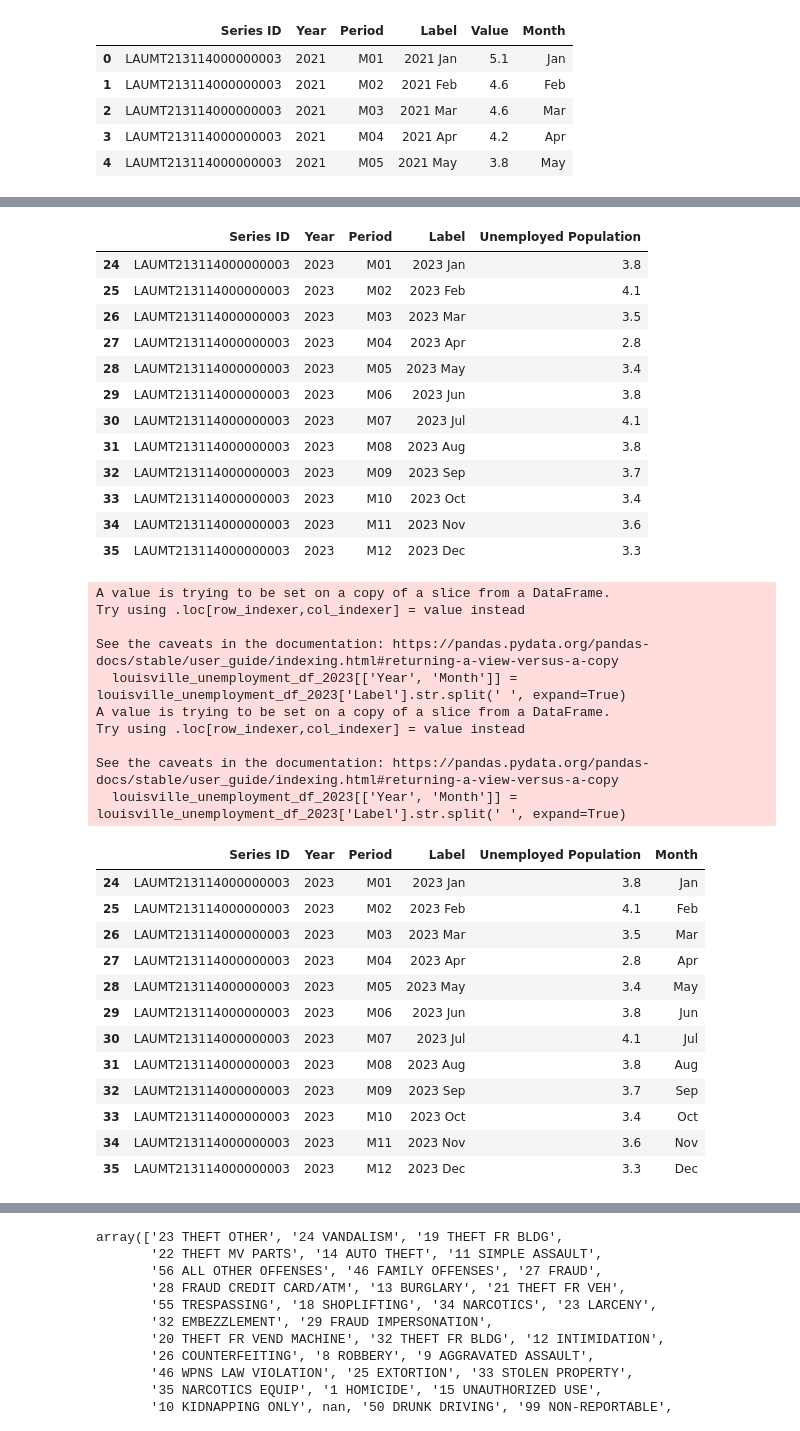
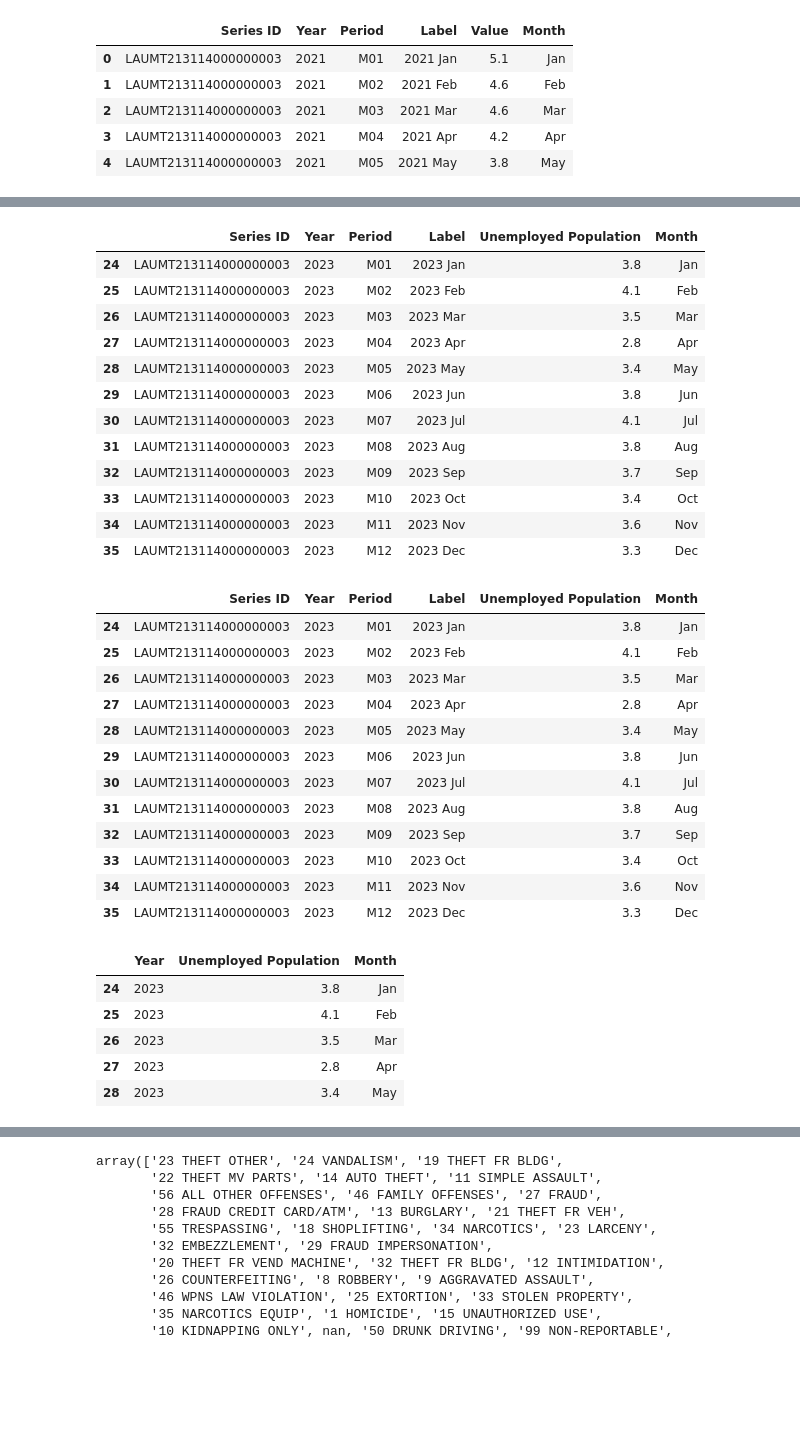
Before and after one commit to Uhuegbu23/crime_unemployment_data, a Jupyter notebook: notebooks/louisville_crime.ipynb, the cells around one changed output, grey strips where cells are left out. Drawn from its saved outputs; the diff is of its cells as text; code cells hidden in the pictures; blank space fills up the shorter version.

Commit message:
done with louisville

```diff
--- a/notebooks/louisville_crime.ipynb
+++ b/notebooks/louisville_crime.ipynb
@@ -57,44 +57,43 @@ louisville_unemployment_df.head(5)
+# %%
+louisville_unemployment_df[louisville_unemployment_df['Year'] == "2023"]
+# %% [output]
+|  | Series ID | Year | Period | Label | Unemployed Population | Month |
+| 24 | LAUMT213114000000003 | 2023 | M01 | 2023 Jan | 3.8 | Jan |
+| 25 | LAUMT213114000000003 | 2023 | M02 | 2023 Feb | 4.1 | Feb |
+| 26 | LAUMT213114000000003 | 2023 | M03 | 2023 Mar | 3.5 | Mar |
+| 27 | LAUMT213114000000003 | 2023 | M04 | 2023 Apr | 2.8 | Apr |
+| 28 | LAUMT213114000000003 | 2023 | M05 | 2023 May | 3.4 | May |
+| 29 | LAUMT213114000000003 | 2023 | M06 | 2023 Jun | 3.8 | Jun |
+| 30 | LAUMT213114000000003 | 2023 | M07 | 2023 Jul | 4.1 | Jul |
+| 31 | LAUMT213114000000003 | 2023 | M08 | 2023 Aug | 3.8 | Aug |
+| 32 | LAUMT213114000000003 | 2023 | M09 | 2023 Sep | 3.7 | Sep |
+| 33 | LAUMT213114000000003 | 2023 | M10 | 2023 Oct | 3.4 | Oct |
+| 34 | LAUMT213114000000003 | 2023 | M11 | 2023 Nov | 3.6 | Nov |
+| 35 | LAUMT213114000000003 | 2023 | M12 | 2023 Dec | 3.3 | Dec |
 # %%
-louisville_unemployment_df_2023 = louisville_unemployment_df[louisville_unemployment_df['Year'] == 2023]
+louisville_unemployment_df_2023 = louisville_unemployment_df[louisville_unemployment_df['Year'] == "2023"]
 louisville_unemployment_df_2023
 # %% [output]
-|  | Series ID | Year | Period | Label | Unemployed Population |
-| 24 | LAUMT213114000000003 | 2023 | M01 | 2023 Jan | 3.8 |
-| 25 | LAUMT213114000000003 | 2023 | M02 | 2023 Feb | 4.1 |
-| 26 | LAUMT213114000000003 | 2023 | M03 | 2023 Mar | 3.5 |
-| 27 | LAUMT213114000000003 | 2023 | M04 | 2023 Apr | 2.8 |
-| 28 | LAUMT213114000000003 | 2023 | M05 | 2023 May | 3.4 |
-| 29 | LAUMT213114000000003 | 2023 | M06 | 2023 Jun | 3.8 |
-| 30 | LAUMT213114000000003 | 2023 | M07 | 2023 Jul | 4.1 |
-| 31 | LAUMT213114000000003 | 2023 | M08 | 2023 Aug | 3.8 |
-| 32 | LAUMT213114000000003 | 2023 | M09 | 2023 Sep | 3.7 |
-| 33 | LAUMT213114000000003 | 2023 | M10 | 2023 Oct | 3.4 |
-| 34 | LAUMT213114000000003 | 2023 | M11 | 2023 Nov | 3.6 |
-| 35 | LAUMT213114000000003 | 2023 | M12 | 2023 Dec | 3.3 |
+|  | Series ID | Year | Period | Label | Unemployed Population | Month |
+| 24 | LAUMT213114000000003 | 2023 | M01 | 2023 Jan | 3.8 | Jan |
+| 25 | LAUMT213114000000003 | 2023 | M02 | 2023 Feb | 4.1 | Feb |
+| 26 | LAUMT213114000000003 | 2023 | M03 | 2023 Mar | 3.5 | Mar |
+| 27 | LAUMT213114000000003 | 2023 | M04 | 2023 Apr | 2.8 | Apr |
+| 28 | LAUMT213114000000003 | 2023 | M05 | 2023 May | 3.4 | May |
+| 29 | LAUMT213114000000003 | 2023 | M06 | 2023 Jun | 3.8 | Jun |
+| 30 | LAUMT213114000000003 | 2023 | M07 | 2023 Jul | 4.1 | Jul |
+| 31 | LAUMT213114000000003 | 2023 | M08 | 2023 Aug | 3.8 | Aug |
+| 32 | LAUMT213114000000003 | 2023 | M09 | 2023 Sep | 3.7 | Sep |
+| 33 | LAUMT213114000000003 | 2023 | M10 | 2023 Oct | 3.4 | Oct |
+| 34 | LAUMT213114000000003 | 2023 | M11 | 2023 Nov | 3.6 | Nov |
+| 35 | LAUMT213114000000003 | 2023 | M12 | 2023 Dec | 3.3 | Dec |
 # %%
-louisville_unemployment_df_2023[['Year', 'Month']] = louisville_unemployment_df_2023['Label'].str.split(' ', expand=True)
-louisville_unemployment_df_2023.head(12)
+louisville_unemployment_df_2023=louisville_unemployment_df_2023[['Year', 'Unemployed Population', 'Month']]
+louisville_unemployment_df_2023.head()
 # %% [output]
-A value is trying to be set on a copy of a slice from a DataFrame.
-Try using .loc[row_indexer,col_indexer] = value instead
-
-See the caveats in the documentation: https://pandas.pydata.org/pandas-docs/stable/user_guide/indexing.html#returning-a-view-versus-a-copy
-  louisville_unemployment_df_2023[['Year', 'Month']] = louisville_unemployment_df_2023['Label'].str.split(' ', expand=True)
-A value is trying to be set on a copy of a slice from a DataFrame.
-Try using .loc[row_indexer,col_indexer] = value instead
-
-See the caveats in the documentation: https://pandas.pydata.org/pandas-docs/stable/user_guide/indexing.html#returning-a-view-versus-a-copy
-  louisville_unemployment_df_2023[['Year', 'Month']] = louisville_unemployment_df_2023['Label'].str.split(' ', expand=True)
-|  | Series ID | Year | Period | Label | Unemployed Population | Month |
-| 24 | LAUMT213114000000003 | 2023 | M01 | 2023 Jan | 3.8 | Jan |
-| 25 | LAUMT213114000000003 | 2023 | M02 | 2023 Feb | 4.1 | Feb |
-| 26 | LAUMT213114000000003 | 2023 | M03 | 2023 Mar | 3.5 | Mar |
-| 27 | LAUMT213114000000003 | 2023 | M04 | 2023 Apr | 2.8 | Apr |
-| 28 | LAUMT213114000000003 | 2023 | M05 | 2023 May | 3.4 | May |
-| 29 | LAUMT213114000000003 | 2023 | M06 | 2023 Jun | 3.8 | Jun |
-| 30 | LAUMT213114000000003 | 2023 | M07 | 2023 Jul | 4.1 | Jul |
-| 31 | LAUMT213114000000003 | 2023 | M08 | 2023 Aug | 3.8 | Aug |
-| 32 | LAUMT213114000000003 | 2023 | M09 | 2023 Sep | 3.7 | Sep |
-| 33 | LAUMT213114000000003 | 2023 | M10 | 2023 Oct | 3.4 | Oct |
-| 34 | LAUMT213114000000003 | 2023 | M11 | 2023 Nov | 3.6 | Nov |
-| 35 | LAUMT213114000000003 | 2023 | M12 | 2023 Dec | 3.3 | Dec |
+|  | Year | Unemployed Population | Month |
+| 24 | 2023 | 3.8 | Jan |
+| 25 | 2023 | 4.1 | Feb |
+| 26 | 2023 | 3.5 | Mar |
+| 27 | 2023 | 2.8 | Apr |
+| 28 | 2023 | 3.4 | May |
```
Also changed, not shown: parts of 25 cells of this notebook.
